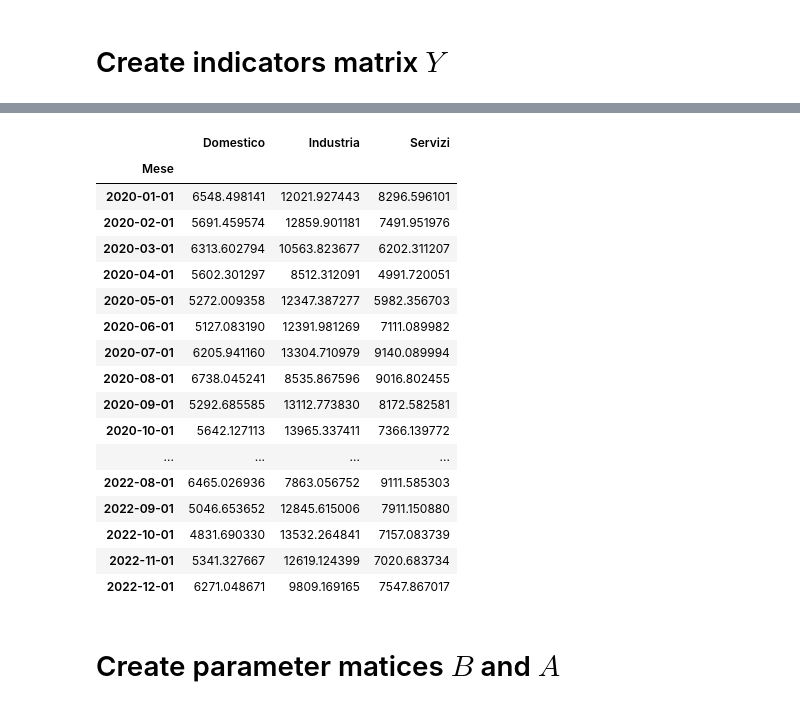
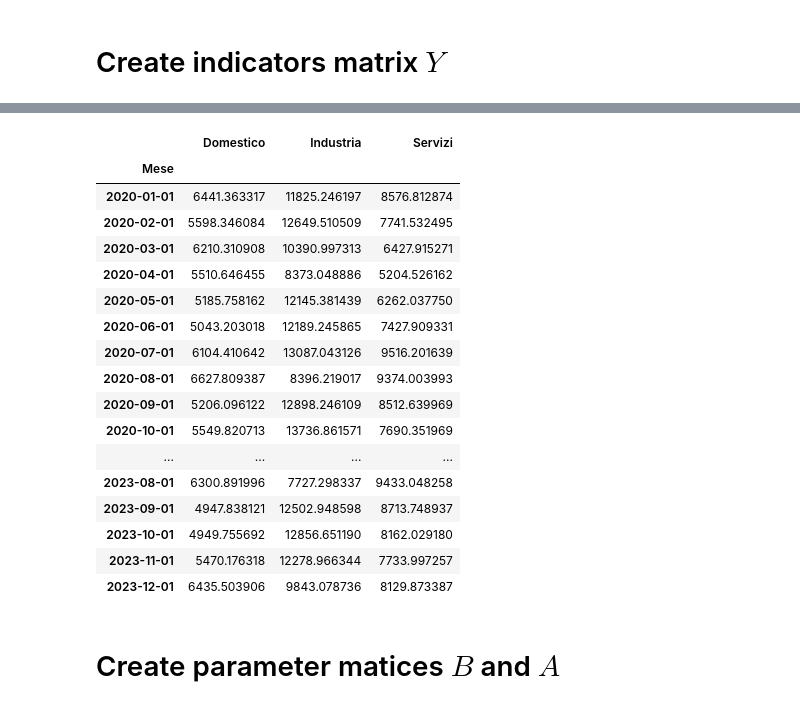
Before and after one commit to gkchln/load_bss, a Jupyter notebook: Test_PenNMF.ipynb, the cells around one changed output, grey strips where cells are left out. Cells and saved outputs as stored; diff of their text form; code cells hidden in the pictures.

```diff
--- a/Test_PenNMF.ipynb
+++ b/Test_PenNMF.ipynb
@@ -56,11 +64,11 @@ input_df.head(3)
 3 rows × 25 columns
 # %%
-unit_info = input_df.index.str.extract(r'^(?P<year>\d{4})-(?P<month>\d{2})-\d{2}_(?P<daytype>[\w ]+)$').set_index(input_df.index)
+unit_info = input_df.index.str.extract(r'^(?P<region>[\w.]+)_(?P<year>\d{4})-(?P<month>\d{2})-\d{2}_(?P<daytype>[\w ]+)$').set_index(input_df.index)
 df = pd.concat([input_df, unit_info], axis=1)
 # Drop years for which we don't have indicators
 df = df[df.year.astype(int) > 2019]
-df_train = df[df.year.astype(int) < 2023]
-df_test = df[df.year.astype(int) >= 2023]
+df_train = df[df.year.isin(train_years)]
+df_test = df[df.year.isin(test_years)]
 print(len(df))
 df.head(3)
 # %% [output]
@@ -87,15 +97,18 @@ X_train.head()
 # %%
-cons_df = pd.read_excel('data/1_input/consumption/consumption_chart.xlsx')
+cons_df = pd.read_excel('data/1_input/consumption/consumption.xlsx', index_col=0)
+cons_df['Industria'] = cons_df['Industria'] + cons_df['Agricoltura'] # We put agricoltura sector in the industrial one
+cons_df.drop('Agricoltura', axis=1, inplace=True)
 
-# We put agricoltura sector in the industrial one
-cons_df['Settore corretto'] = cons_df['Settore corretto'].replace('Agricoltura', 'Industria')
-cons_df = pd.pivot_table(cons_df, values='Sum of Consumo corretto', index=['year'], columns='Settore corretto', aggfunc='sum')
-cons_df.columns.name = None
-cons_df = cons_df.loc[cons_df.index > 2019, ['Servizi', 'Industria', 'Domestico']]
+# Add 2023: CAUTION, they are only estimates
+cons_2023 = pd.read_excel('data/1_input/consumption/Stima consumi annuario 2023.xlsx', skiprows=1, index_col=0, usecols=[1,2]).drop('Totale')
+cons_2023.index = cons_2023.index.str.replace('AGRICOLTURA', 'INDUSTRIA').str.capitalize().str.strip() # We put agricoltura sector in the industrial one
+cons_2023 = cons_2023.groupby(cons_2023.index).sum()
+
+cons_df.loc[2023, :] = cons_2023['2023 Annuario']
 
 # Align with the consumption computed from the load data
 uncorrected_total = cons_df[['Servizi', 'Industria', 'Domestico']].sum(axis=1).values
-corrected_total = df_train.groupby(['year'])[[str(i) for i in range(24)]].sum().sum(axis=1).values
+corrected_total = df.groupby(['year'])[[str(i) for i in range(24)]].sum().sum(axis=1).values
 cons_df = cons_df.mul(corrected_total / uncorrected_total, axis=0)
 cons_df
 # %% [output]
@@ -107,7 +121,7 @@ cons_df
 # %% [markdown]
 # Create indicators matrix $Y$
 # %%
-imser = pd.read_excel('data/1_input/indicators/IMSER.xlsx')
+imser = pd.read_excel('data/1_input/indicators/IMSER2.xlsx')
 imser = imser.set_index('Mese').rename({'IMSER (GWh)': 'IMSER'}, axis=1) # We don't have data for this year
 
 imcei = pd.read_excel('data/1_input/indicators/IMCEI_mensile.xlsx')
@@ -122,6 +136,7 @@ domestic = domestic.set_index('Mese').drop('Domestico kWh', axis=1)
 indics = imcei.copy()
 indics['IMSER'] = imser['IMSER']
 indics['EnelDom'] = domestic['Domestico GWh']
+indics = indics[indics.index >= "2020-01-01"]
 indics.head()
 # %% [output]
 |  | IMCEI | IMSER | EnelDom |
@@ -158,27 +153,27 @@ indics_train
 # %%
-indics_train.rename(columns={'IMSER': 'Servizi', 'IMCEI': 'Industria', 'EnelDom': 'Domestico'}, inplace=True)
-indics_train['year'] = indics_train.index.year
-indic_totals = indics_train[['year']].merge(indics_train.groupby('year').sum(), left_on='year', right_index=True, how='left').drop('year', axis=1)
-cons_rescaling = indics_train[['year']].merge(cons_df, left_on='year', right_index=True, how='left').drop('year', axis=1)
-indics_train.drop('year', axis=1, inplace=True)
-Y_train = indics_train.div(indic_totals).mul(cons_rescaling)
-Y_train
+indics.rename(columns={'IMSER': 'Servizi', 'IMCEI': 'Industria', 'EnelDom': 'Domestico'}, inplace=True)
+indics['year'] = indics.index.year
+indic_totals = indics[['year']].merge(indics.groupby('year').sum(), left_on='year', right_index=True, how='left').drop('year', axis=1)
+cons_rescaling = indics[['year']].merge(cons_df, left_on='year', right_index=True, how='left').drop('year', axis=1)
+indics.drop('year', axis=1, inplace=True)
+Y = indics.div(indic_totals).mul(cons_rescaling)
+Y
 # %% [output]
 |  | Domestico | Industria | Servizi |
 | Mese |  |  |  |
-| 2020-01-01 | 6548.498141 | 12021.927443 | 8296.596101 |
-| 2020-02-01 | 5691.459574 | 12859.901181 | 7491.951976 |
-| 2020-03-01 | 6313.602794 | 10563.823677 | 6202.311207 |
-| 2020-04-01 | 5602.301297 | 8512.312091 | 4991.720051 |
-| 2020-05-01 | 5272.009358 | 12347.387277 | 5982.356703 |
-| 2020-06-01 | 5127.083190 | 12391.981269 | 7111.089982 |
-| 2020-07-01 | 6205.941160 | 13304.710979 | 9140.089994 |
-| 2020-08-01 | 6738.045241 | 8535.867596 | 9016.802455 |
-| 2020-09-01 | 5292.685585 | 13112.773830 | 8172.582581 |
-| 2020-10-01 | 5642.127113 | 13965.337411 | 7366.139772 |
+| 2020-01-01 | 6441.363317 | 11825.246197 | 8576.812874 |
+| 2020-02-01 | 5598.346084 | 12649.510509 | 7741.532495 |
+| 2020-03-01 | 6210.310908 | 10390.997313 | 6427.915271 |
+| 2020-04-01 | 5510.646455 | 8373.048886 | 5204.526162 |
+| 2020-05-01 | 5185.758162 | 12145.381439 | 6262.037750 |
+| 2020-06-01 | 5043.203018 | 12189.245865 | 7427.909331 |
+| 2020-07-01 | 6104.410642 | 13087.043126 | 9516.201639 |
+| 2020-08-01 | 6627.809387 | 8396.219017 | 9374.003993 |
+| 2020-09-01 | 5206.096122 | 12898.246109 | 8512.639969 |
+| 2020-10-01 | 5549.820713 | 13736.861571 | 7690.351969 |
 | ... | ... | ... | ... |
-| 2022-08-01 | 6465.026936 | 7863.056752 | 9111.585303 |
-| 2022-09-01 | 5046.653652 | 12845.615006 | 7911.150880 |
-| 2022-10-01 | 4831.690330 | 13532.264841 | 7157.083739 |
-| 2022-11-01 | 5341.327667 | 12619.124399 | 7020.683734 |
-| 2022-12-01 | 6271.048671 | 9809.169165 | 7547.867017 |
+| 2023-08-01 | 6300.891996 | 7727.298337 | 9433.048258 |
+| 2023-09-01 | 4947.838121 | 12502.948598 | 8713.748937 |
+| 2023-10-01 | 4949.755692 | 12856.651190 | 8162.029180 |
+| 2023-11-01 | 5470.176318 | 12278.966344 | 7733.997257 |
+| 2023-12-01 | 6435.503906 | 9843.078736 | 8129.873387 |
```
Also changed, not shown: parts of 47 cells of this notebook.
